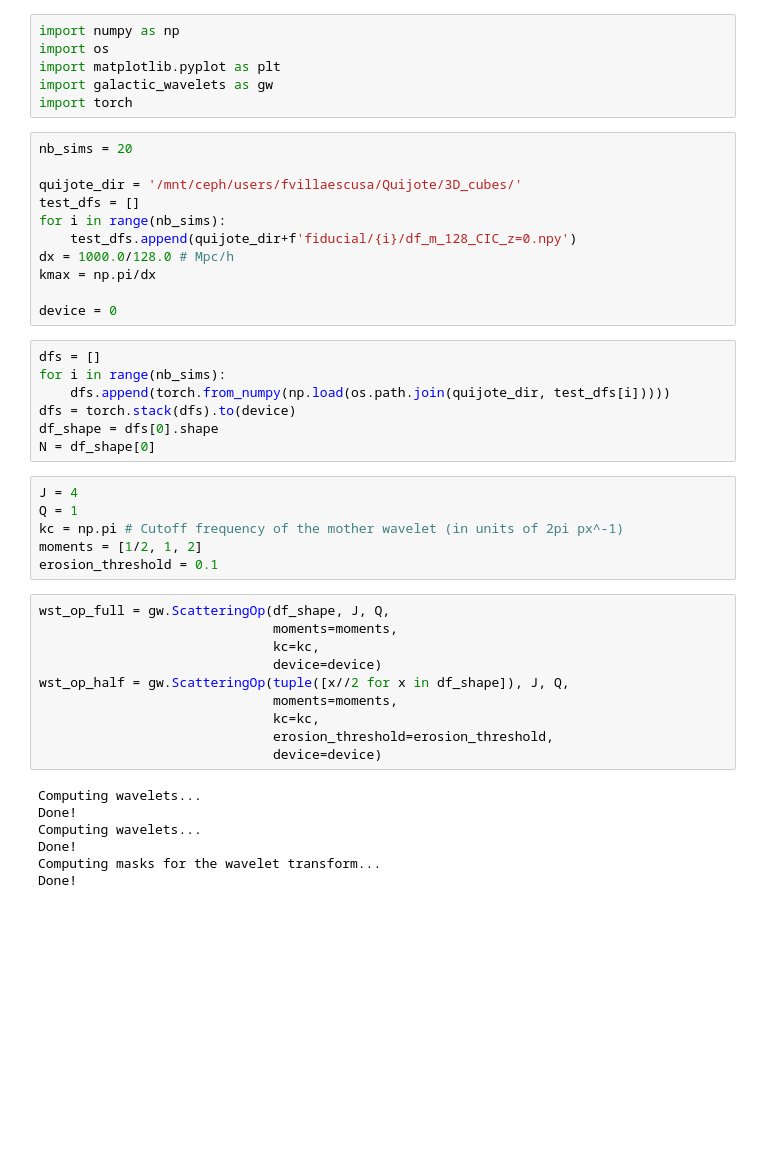
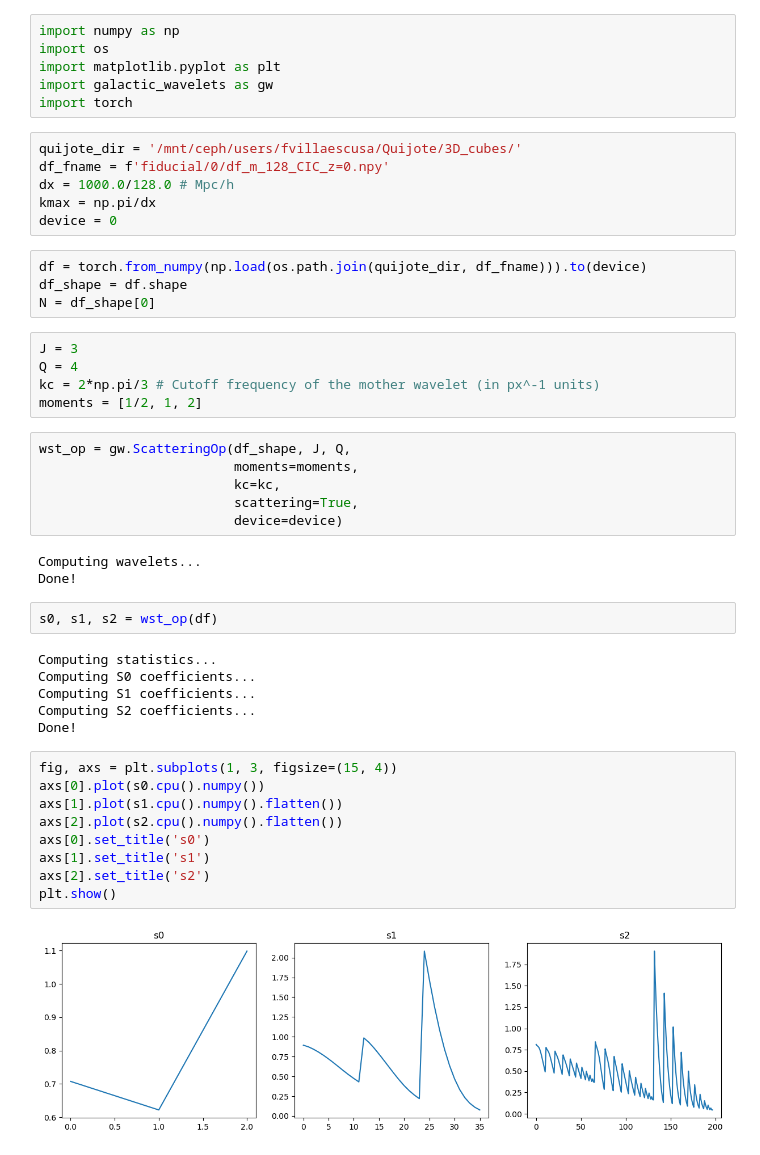
Before and after one commit to bregaldo/galactic_wavelets, a Jupyter notebook: examples/field_statistics.ipynb, the cells around one changed output. Saved outputs shown, nothing was run; the diff lists cells and outputs as text; blank space fills up the shorter version.

```diff
--- a/examples/field_statistics.ipynb
+++ b/examples/field_statistics.ipynb
@@ -5,44 +5,46 @@ import matplotlib.pyplot as plt
 import galactic_wavelets as gw
 import torch
 # %%
-nb_sims = 20
-
 quijote_dir = '/mnt/ceph/users/fvillaescusa/Quijote/3D_cubes/'
-test_dfs = []
-for i in range(nb_sims):
-    test_dfs.append(quijote_dir+f'fiducial/{i}/df_m_128_CIC_z=0.npy')
+df_fname = f'fiducial/0/df_m_128_CIC_z=0.npy'
 dx = 1000.0/128.0 # Mpc/h
 kmax = np.pi/dx
-
 device = 0
 # %%
-dfs = []
-for i in range(nb_sims):
-    dfs.append(torch.from_numpy(np.load(os.path.join(quijote_dir, test_dfs[i]))))
-dfs = torch.stack(dfs).to(device)
-df_shape = dfs[0].shape
+df = torch.from_numpy(np.load(os.path.join(quijote_dir, df_fname))).to(device)
+df_shape = df.shape
 N = df_shape[0]
 # %%
-J = 4
-Q = 1
-kc = np.pi # Cutoff frequency of the mother wavelet (in units of 2pi px^-1)
+J = 3
+Q = 4
+kc = 2*np.pi/3 # Cutoff frequency of the mother wavelet (in px^-1 units)
 moments = [1/2, 1, 2]
-erosion_threshold = 0.1
 # %%
-wst_op_full = gw.ScatteringOp(df_shape, J, Q,
-                              moments=moments,
-                              kc=kc,
-                              device=device)
-wst_op_half = gw.ScatteringOp(tuple([x//2 for x in df_shape]), J, Q,
-                              moments=moments,
-                              kc=kc,
-                              erosion_threshold=erosion_threshold,
-                              device=device)
+wst_op = gw.ScatteringOp(df_shape, J, Q,
+                         moments=moments,
+                         kc=kc,
+                         scattering=True,
+                         device=device)
 # %% [output]
 Computing wavelets...
 Done!
-Computing wavelets...
-Done!
-Computing masks for the wavelet transform...
-Done!
+# %%
+s0, s1, s2 = wst_op(df)
+# %% [output]
+Computing statistics...
+Computing S0 coefficients...
+Computing S1 coefficients...
+Computing S2 coefficients...
+Done!
+# %%
+fig, axs = plt.subplots(1, 3, figsize=(15, 4))
+axs[0].plot(s0.cpu().numpy())
+axs[1].plot(s1.cpu().numpy().flatten())
+axs[2].plot(s2.cpu().numpy().flatten())
+axs[0].set_title('s0')
+axs[1].set_title('s1')
+axs[2].set_title('s2')
+plt.show()
+# %% [output]
+[figure, added]
 # %%
```
Also changed, not shown: parts of 8 cells of this notebook, 3 other files.
